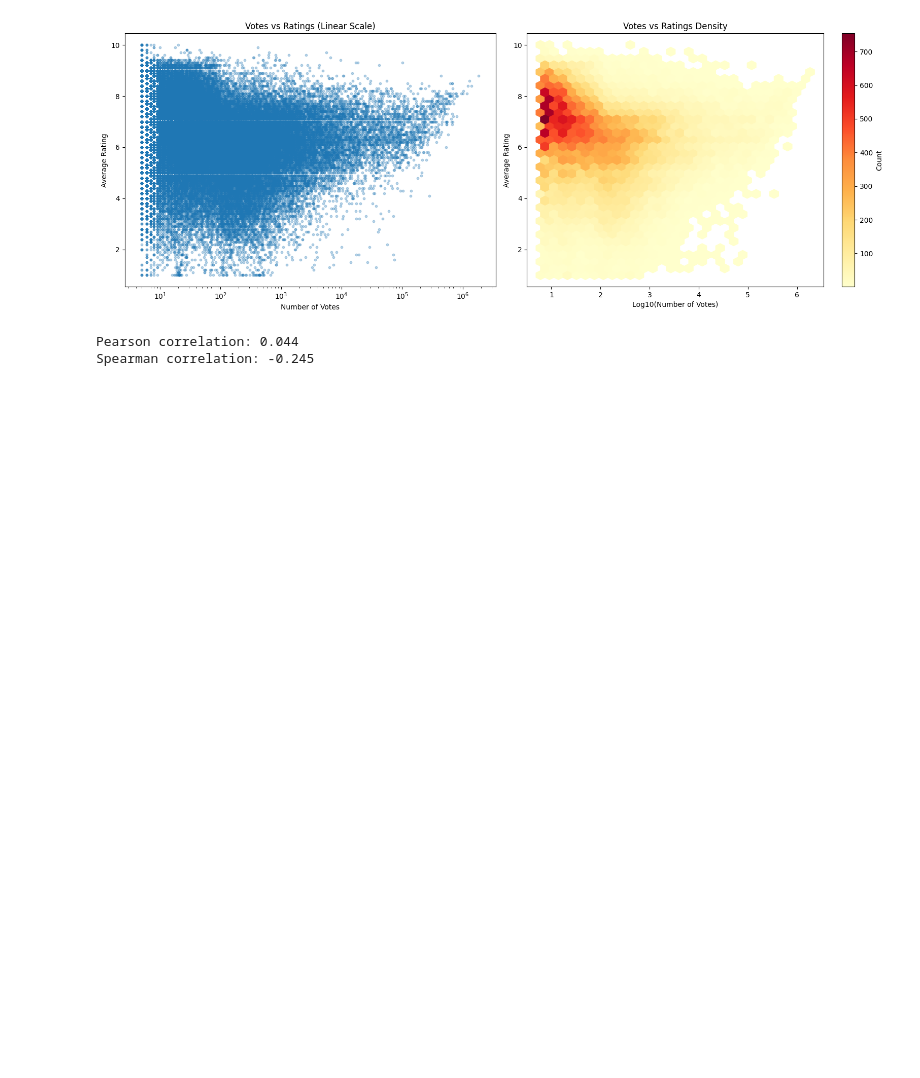
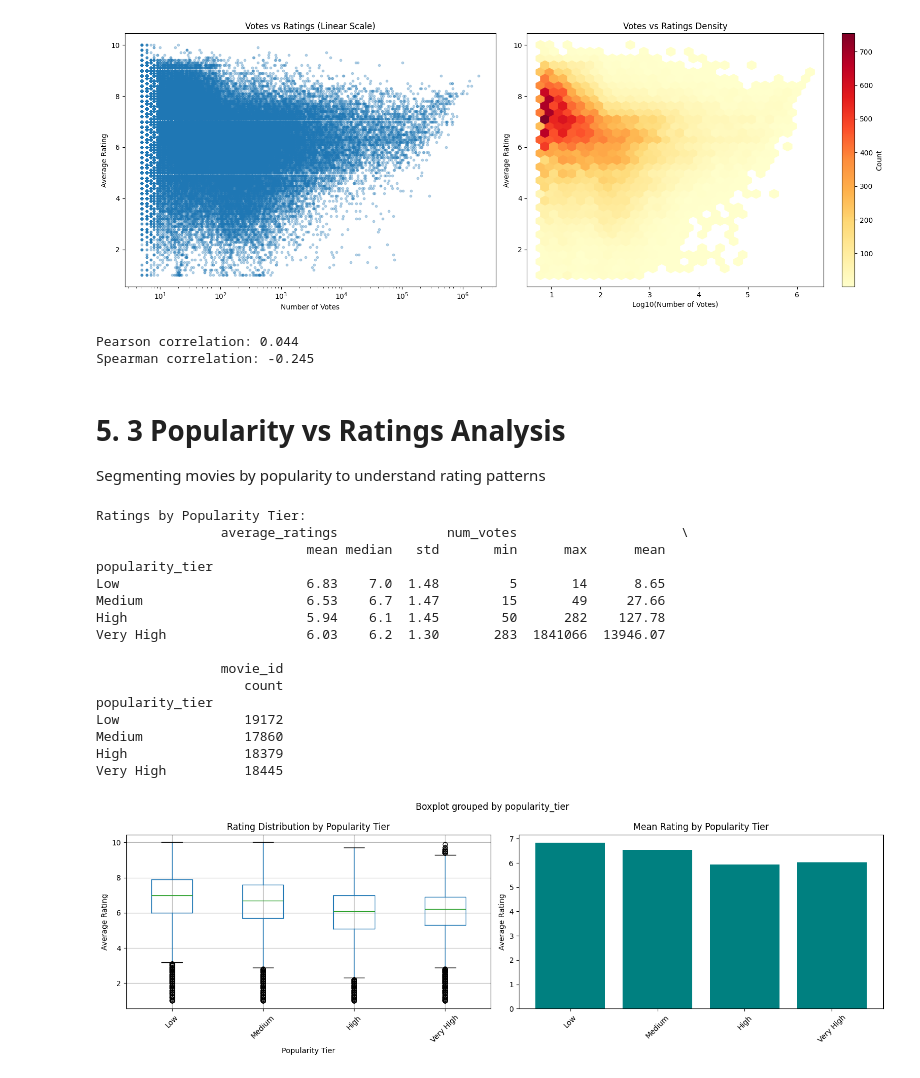
Before and after one commit to Skylar-Lorena/CRISP-DM, a Jupyter notebook: notebooks/02_imbd_eda.ipynb, the cells around one changed output. Saved outputs shown, nothing was run; the diff lists cells and outputs as text; code cells hidden in the pictures; blank space fills up the shorter version.

Commit message:
feat:analyze and visualize average ratings by popularity tiers

```diff
--- a/notebooks/02_imbd_eda.ipynb
+++ b/notebooks/02_imbd_eda.ipynb
@@ -299,3 +299,59 @@ print(f"Spearman correlation: {spearman_corr:.3f}")
 [figure]
 Pearson correlation: 0.044
 Spearman correlation: -0.245
+# %% [markdown]
+# 5. 3 Popularity vs Ratings Analysis
+Segmenting movies by popularity to understand rating patterns
+# %%
+# Create popularity tiers
+df['popularity_tier'] = pd.qcut(df['num_votes'],
+                                 q=4,
+                                 labels=['Low', 'Medium', 'High', 'Very High'])
+
+# Compare ratings across tiers
+tier_stats = df.groupby('popularity_tier').agg({
+    'average_ratings': ['mean', 'median', 'std'],
+    'num_votes': ['min', 'max', 'mean'],
+    'movie_id': 'count'
+}).round(2)
+
+print("Ratings by Popularity Tier:")
+print(tier_stats)
+
+# Visualize
+fig, axes = plt.subplots(1, 2, figsize=(15, 5))
+
+df.boxplot(column='average_ratings', by='popularity_tier', ax=axes[0])
+axes[0].set_xlabel('Popularity Tier')
+axes[0].set_ylabel('Average Rating')
+axes[0].set_title('Rating Distribution by Popularity Tier')
+plt.sca(axes[0])
+plt.xticks(rotation=45)
+
+tier_means = df.groupby('popularity_tier')['average_ratings'].mean()
+axes[1].bar(range(len(tier_means)), tier_means.values, color='teal')
+axes[1].set_xticks(range(len(tier_means)))
+axes[1].set_xticklabels(tier_means.index, rotation=45)
+axes[1].set_ylabel('Average Rating')
+axes[1].set_title('Mean Rating by Popularity Tier')
+
+plt.tight_layout()
+plt.show()
+# %% [output]
+Ratings by Popularity Tier:
+                average_ratings              num_votes                     \
+                           mean median   std       min      max      mean
+popularity_tier
+Low                        6.83    7.0  1.48         5       14      8.65
+Medium                     6.53    6.7  1.47        15       49     27.66
+High                       5.94    6.1  1.45        50      282    127.78
+Very High                  6.03    6.2  1.30       283  1841066  13946.07
+
+                movie_id
+                   count
+popularity_tier
+Low                19172
+Medium             17860
+High               18379
+Very High          18445
+[figure, added]
```
